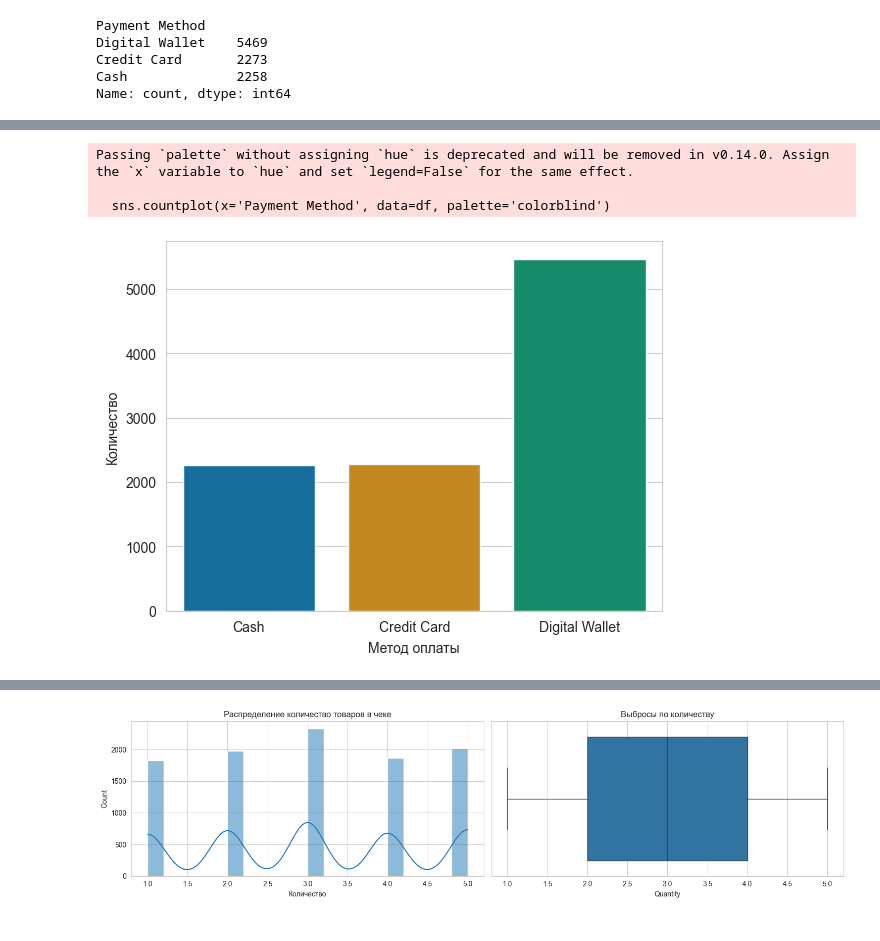
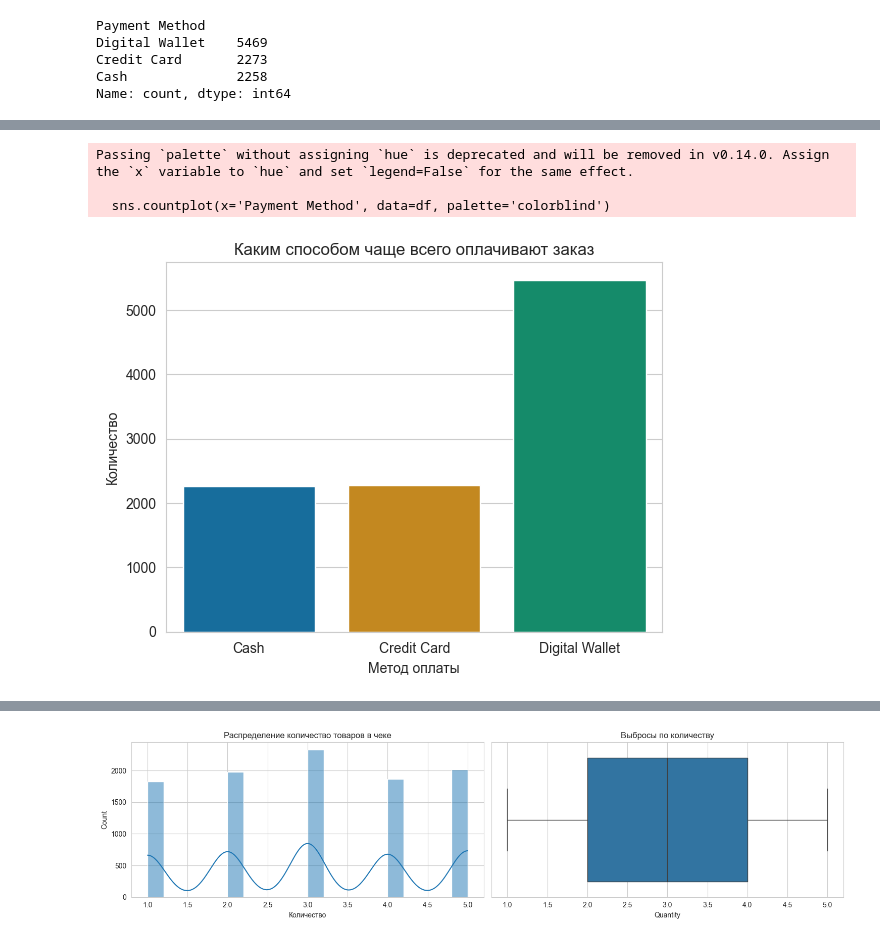
Before and after one commit to Dima1803Mel/Cafe_Sales, a Jupyter notebook: cafe_sales.ipynb, the cells around one changed output, grey strips where cells are left out. Drawn from its saved outputs; the diff is of its cells as text; code cells hidden in the pictures.

```diff
--- a/cafe_sales.ipynb
+++ b/cafe_sales.ipynb
@@ -284,14 +331,15 @@ Passing `palette` without assigning `hue` is deprecated and will be removed in v
 # %%
 sns.set_style('whitegrid')
 sns.countplot(x='Payment Method', data=df, palette='colorblind')
 plt.xlabel('Метод оплаты')
 plt.ylabel('Количество')
+plt.title('Каким способом чаще всего оплачивают заказ')
 plt.show()
 # %% [output]
 Passing `palette` without assigning `hue` is deprecated and will be removed in v0.14.0. Assign the `x` variable to `hue` and set `legend=False` for the same effect.
 
   sns.countplot(x='Payment Method', data=df, palette='colorblind')
-[figure, old version]
+[figure, new version]
 # %%
 sns.set_style('whitegrid')
 sns.countplot(x='Transaction month', data=df, palette='colorblind')
```
Also changed, not shown: parts of 10 cells of this notebook.
